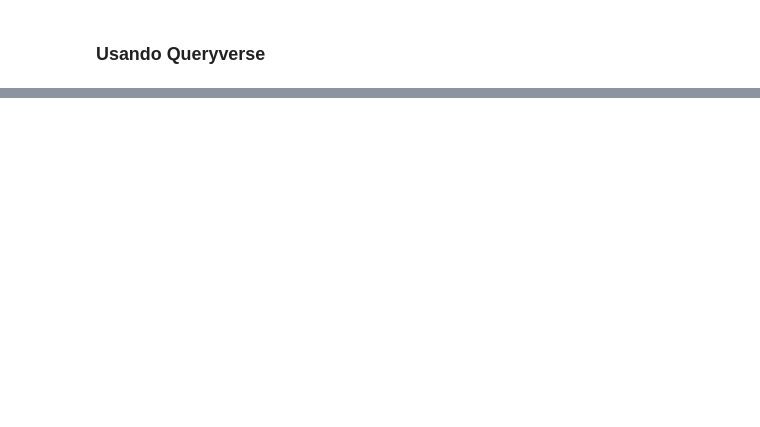
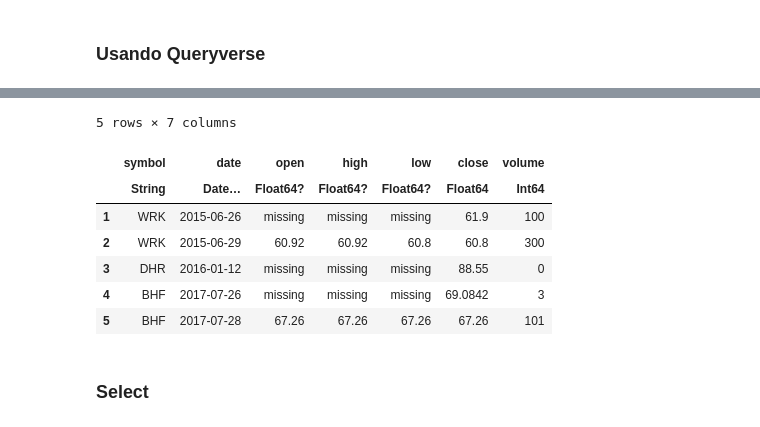
Before and after one commit to filipeclduarte/tutorial_julia_python_r, a Jupyter notebook: julia.ipynb, the cells around one changed output, grey strips where cells are left out. Saved outputs shown, nothing was run; the diff lists cells and outputs as text; code cells hidden in the pictures; blank space fills up the shorter version.

```diff
--- a/julia.ipynb
+++ b/julia.ipynb
@@ -119,0 +174,15 @@ sp500 |>
+# %%
+sp500 |>
+    @filter(_.volume < 1000 && _.close > 60) |>
+    DataFrame
+# %% [output]
+5 rows × 7 columns
+|  | symbol | date | open | high | low | close | volume |
+|  | String | Date… | Float64? | Float64? | Float64? | Float64 | Int64 |
+| 1 | WRK | 2015-06-26 | missing | missing | missing | 61.9 | 100 |
+| 2 | WRK | 2015-06-29 | 60.92 | 60.92 | 60.8 | 60.8 | 300 |
+| 3 | DHR | 2016-01-12 | missing | missing | missing | 88.55 | 0 |
+| 4 | BHF | 2017-07-26 | missing | missing | missing | 69.0842 | 3 |
+| 5 | BHF | 2017-07-28 | 67.26 | 67.26 | 67.26 | 67.26 | 101 |
+# %% [markdown]
+### Select
```
Also changed, not shown: parts of 13 cells of this notebook.
